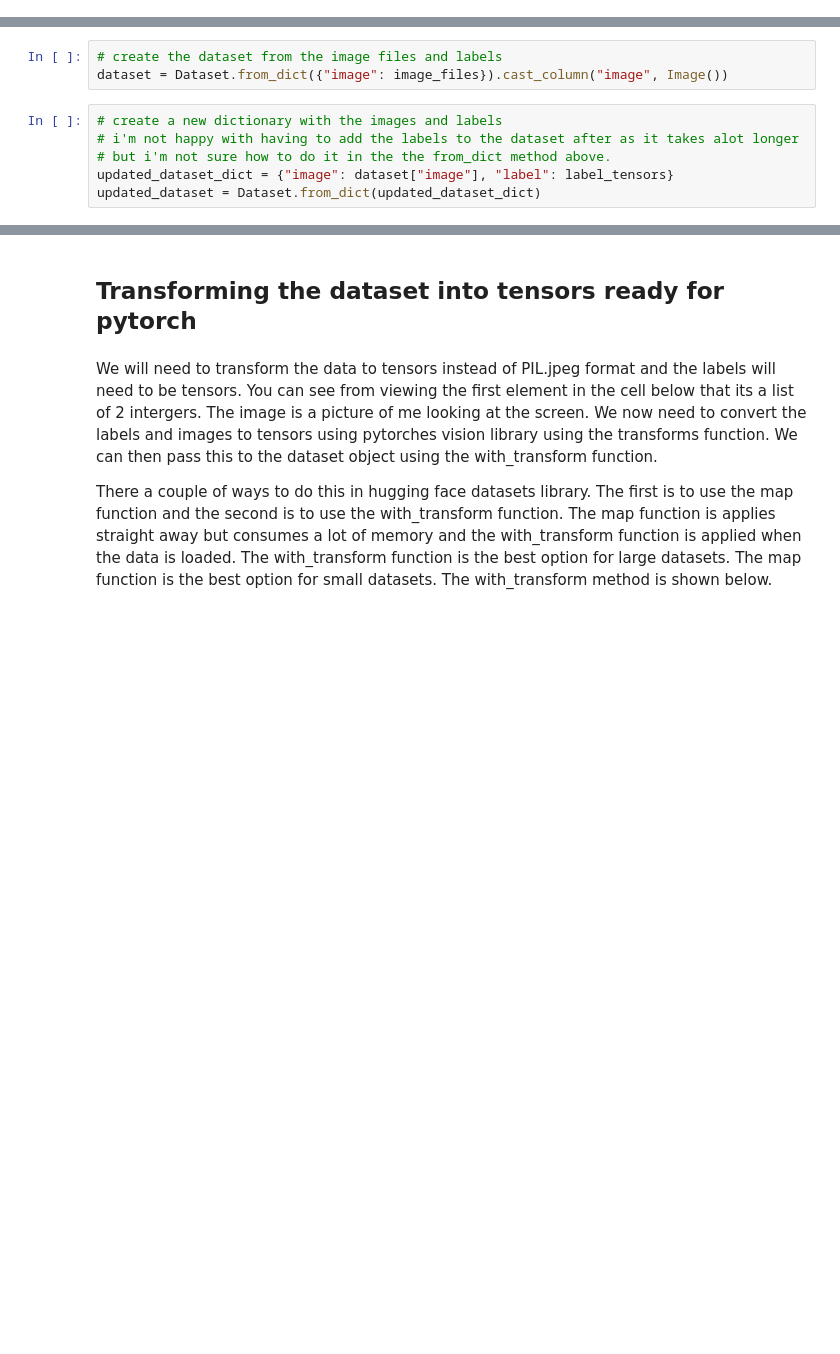
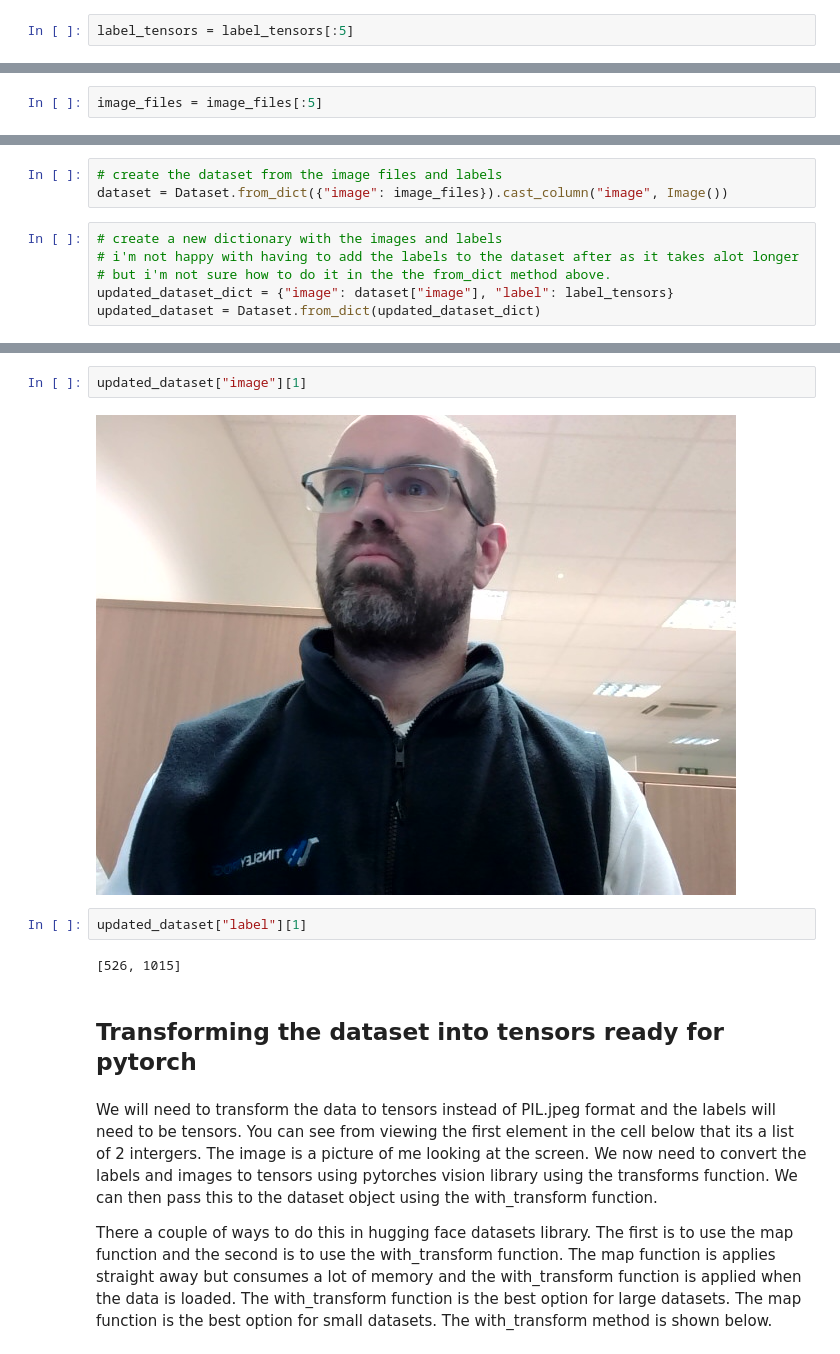
Before and after one commit to resolver101757/resolver101757.github.io, a Jupyter notebook: posts/hugging_face_datasets_library/Hugging_face_datasets.ipynb, the cells around one changed output, grey strips where cells are left out. Cells and saved outputs as stored; diff of their text form; blank space fills up the shorter version.

Commit message:
fix bug in datasets tranform

```diff
--- a/posts/hugging_face_datasets_library/Hugging_face_datasets.ipynb
+++ b/posts/hugging_face_datasets_library/Hugging_face_datasets.ipynb
@@ -185,11 +185,15 @@ with the targets (the pixel im looking at on screen) in the file name and the fi
 # %%
 # extracts screen coordinates from the filenames and stores in a list of tensors
 label_tensors = [torch.tensor([int(f.split('_')[-2]), int(f.split('_')[-1].split('.')[0])]) for f in os.listdir(dataset_path) if os.path.isfile(os.path.join(dataset_path, f))]
+# %%
+label_tensors = label_tensors[:5]
 # %% [markdown]
 We have imported the dataset using the hugging face library.  The next step is to get a list of the full file names to pass to the Dataset object to be load the images.
 # %%
 # gets a list of all images in a directory and stores in a list of strings
 image_files = [os.path.join(dataset_path, f) for f in os.listdir(dataset_path) if os.path.isfile(os.path.join(dataset_path, f))]
+# %%
+image_files = image_files[:5]
 # %%
 # confirm that the length of the labels and images are the same so they can be paired together during the creation of the dataset
 len_image_files = len(image_files)
@@ -212,3 +223,11 @@ updated_dataset = Dataset.from_dict(updated_dataset_dict)
+# %%
+updated_dataset["image"][1]
+# %% [output]
+[figure, added]
+# %%
+updated_dataset["label"][1]
+# %% [output]
+[526, 1015]
 # %% [markdown]
 ## Transforming the dataset into tensors ready for pytorch
 # %% [markdown]
```
Also changed, not shown: parts of 29 cells of this notebook, 3 other files.
